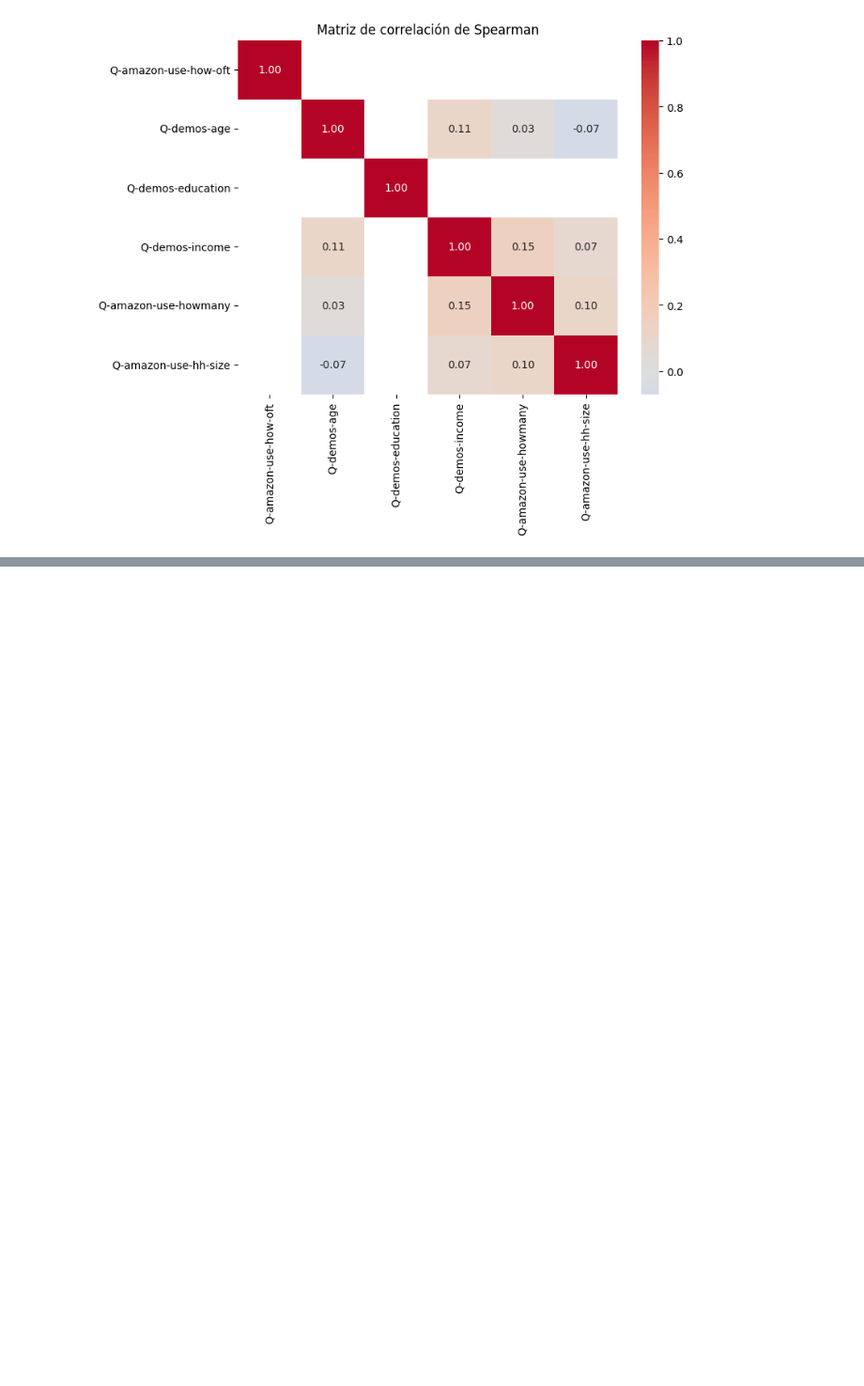
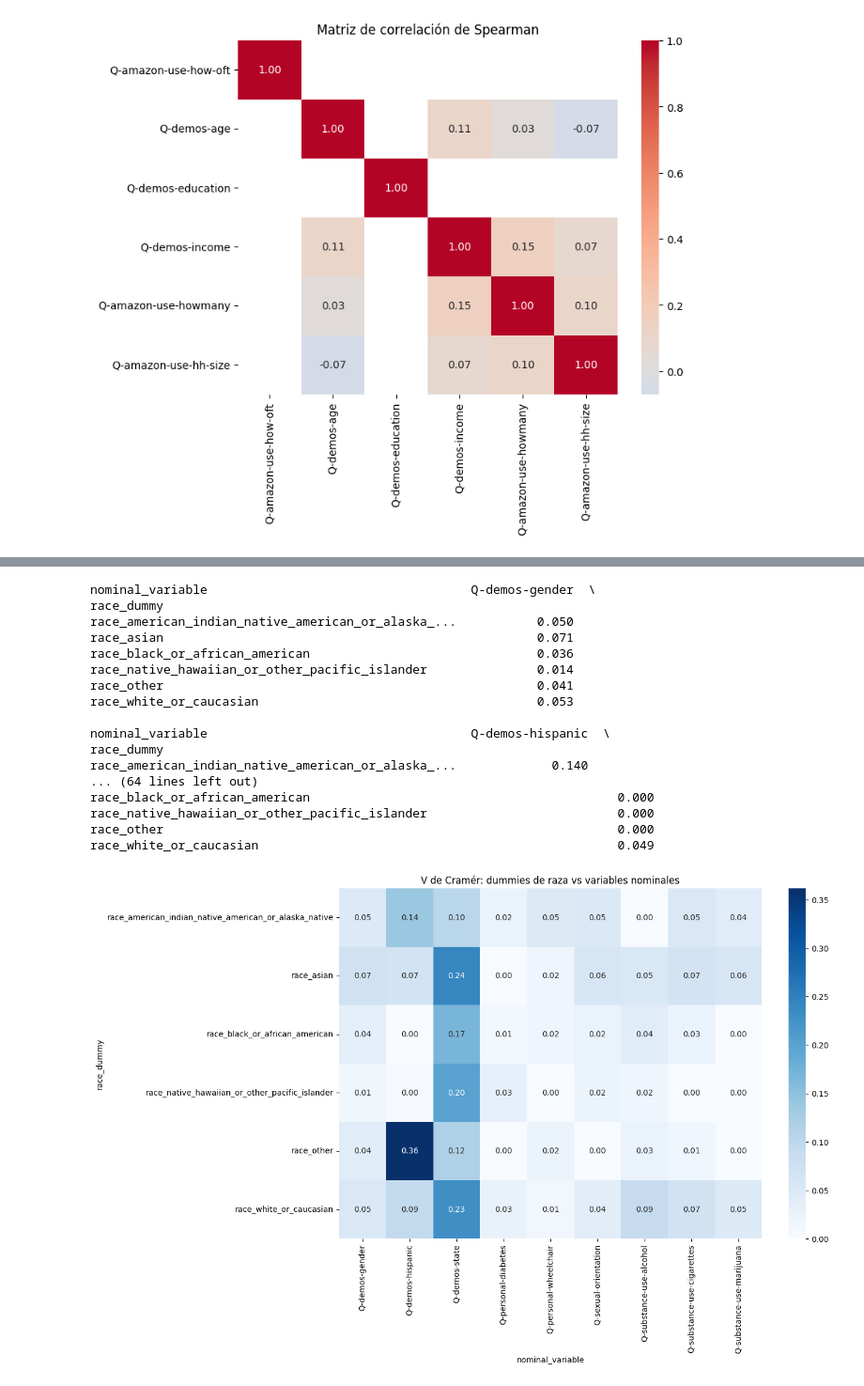
Before and after one commit to Th-msc-data-2026-ujav/Segmentacion-de-clientes-Samsung-SioW-SoW-y-Pow, a Jupyter notebook: analisis exploratorio/analisis_exploratorio.ipynb, the cells around one changed output, grey strips where cells are left out. Shown at 94% size. Saved outputs shown, nothing was run; the diff lists cells and outputs as text; code cells hidden in the pictures; blank space fills up the shorter version.

Commit message:
estudio de las variables cualitativas

```diff
--- a/analisis exploratorio/analisis_exploratorio.ipynb
+++ b/analisis exploratorio/analisis_exploratorio.ipynb
@@ -487,0 +617,35 @@ plt.show()
+# %%
+race_vs_nominal_matrix = race_vs_nominal_df.pivot(
+    index="race_dummy",
+    columns="nominal_variable",
+    values="cramers_v"
+)
+
+print(race_vs_nominal_matrix.round(3))
+
+import seaborn as sns
+import matplotlib.pyplot as plt
+
+plt.figure(figsize=(12, 8))
+sns.heatmap(race_vs_nominal_matrix, annot=True, fmt=".2f", cmap="Blues")
+plt.title("V de Cramér: dummies de raza vs variables nominales")
+plt.show()
+# %% [output]
+nominal_variable                                    Q-demos-gender  \
+race_dummy
+race_american_indian_native_american_or_alaska_...           0.050
+race_asian                                                   0.071
+race_black_or_african_american                               0.036
+race_native_hawaiian_or_other_pacific_islander               0.014
+race_other                                                   0.041
+race_white_or_caucasian                                      0.053
+
+nominal_variable                                    Q-demos-hispanic  \
+race_dummy
+race_american_indian_native_american_or_alaska_...             0.140
+... (64 lines left out)
+race_black_or_african_american                                          0.000
+race_native_hawaiian_or_other_pacific_islander                          0.000
+race_other                                                              0.000
+race_white_or_caucasian                                                 0.049
+[figure, added]
```
Also changed, not shown: parts of 13 cells of this notebook, 2 other files.
